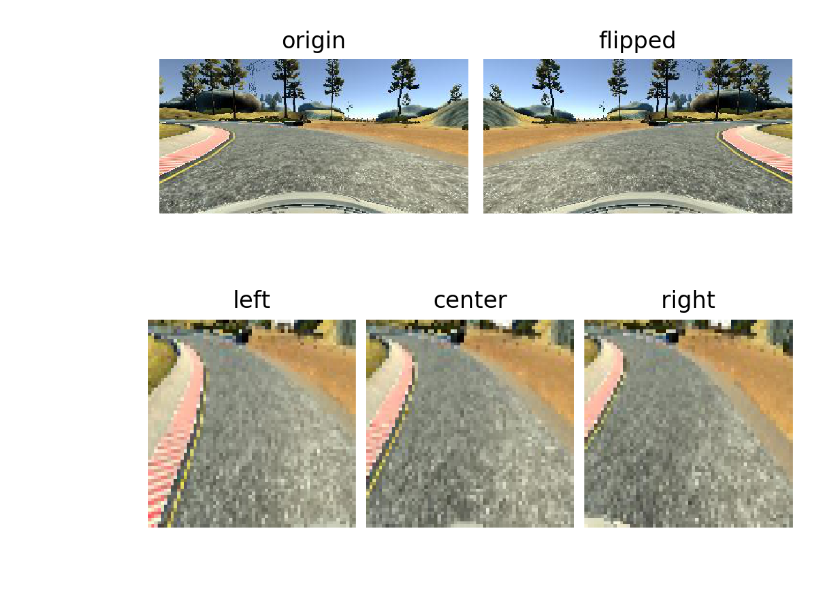
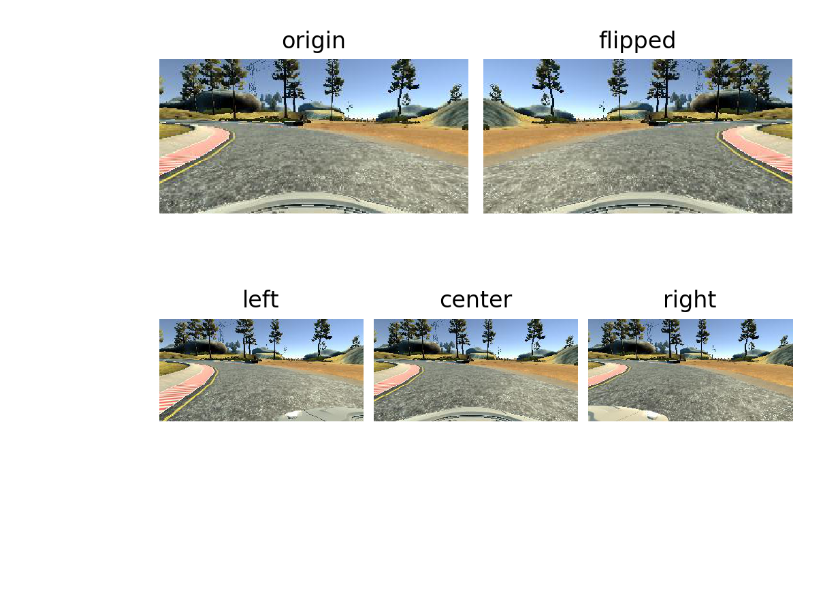
Before and after one commit to redheli/CarND-Behavioral-Cloning-P3, a Jupyter notebook: train.ipynb, the cells around one changed output. Saved outputs shown, nothing was run; the diff lists cells and outputs as text; code cells hidden in the pictures; blank space fills up the shorter version.

```diff
--- a/train.ipynb
+++ b/train.ipynb
@@ -129,14 +129,14 @@ plt.axis('off')
 # %%
 
 
 left_img = cv2.imread(left_img_path)
 left_img = cv2.cvtColor(left_img, cv2.COLOR_BGR2RGB)
-left_img = crop_resize(left_img)
+# left_img = crop_resize(left_img)
 
 right_img = cv2.imread(right_img_path)
 right_img = cv2.cvtColor(right_img, cv2.COLOR_BGR2RGB)
-right_img = crop_resize(right_img)
+# right_img = crop_resize(right_img)
 
 plot_cameras(left_img,image,right_img)
 # %% [output]
-[figure, old version]
+[figure, new version]
```
Also changed, not shown: 2 other files.
